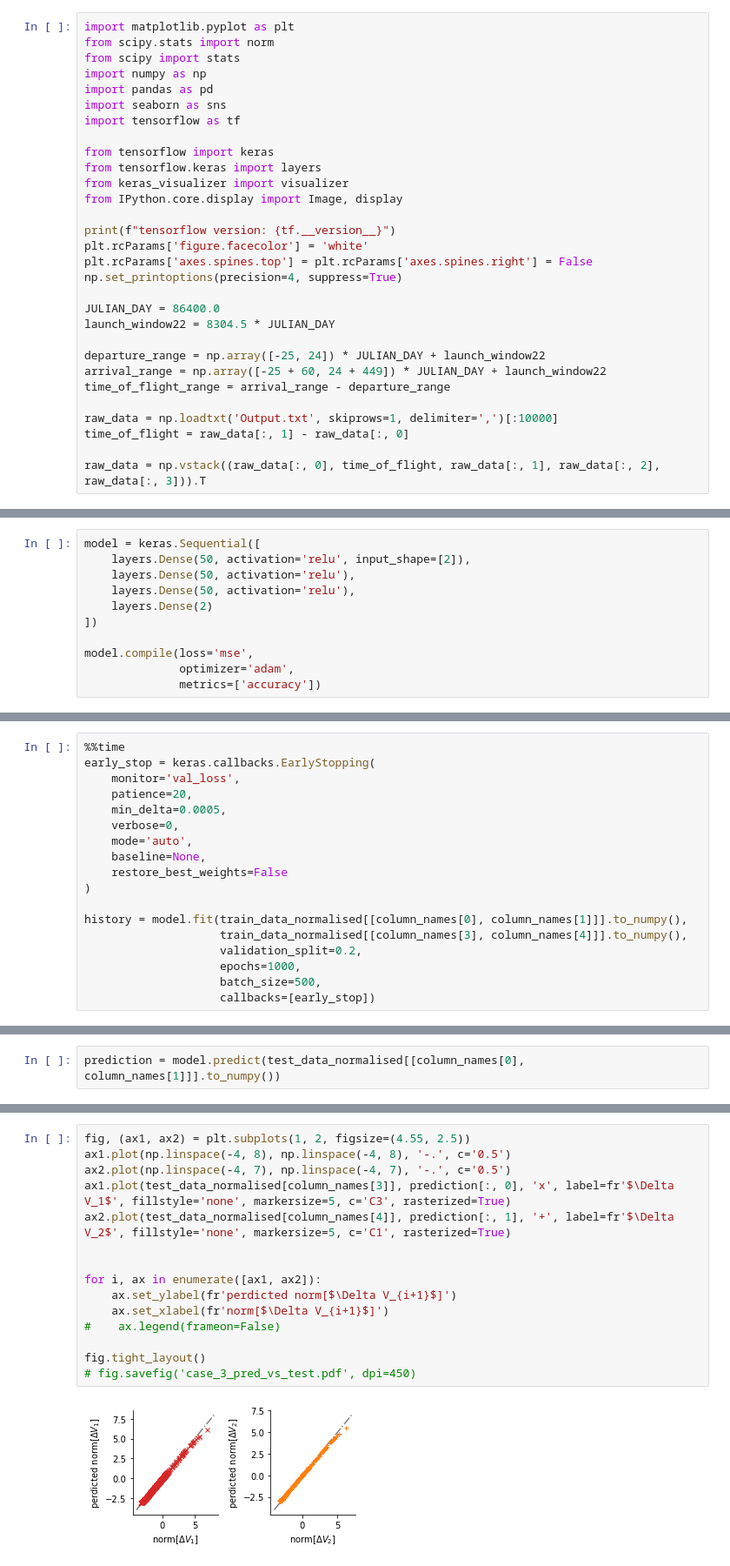
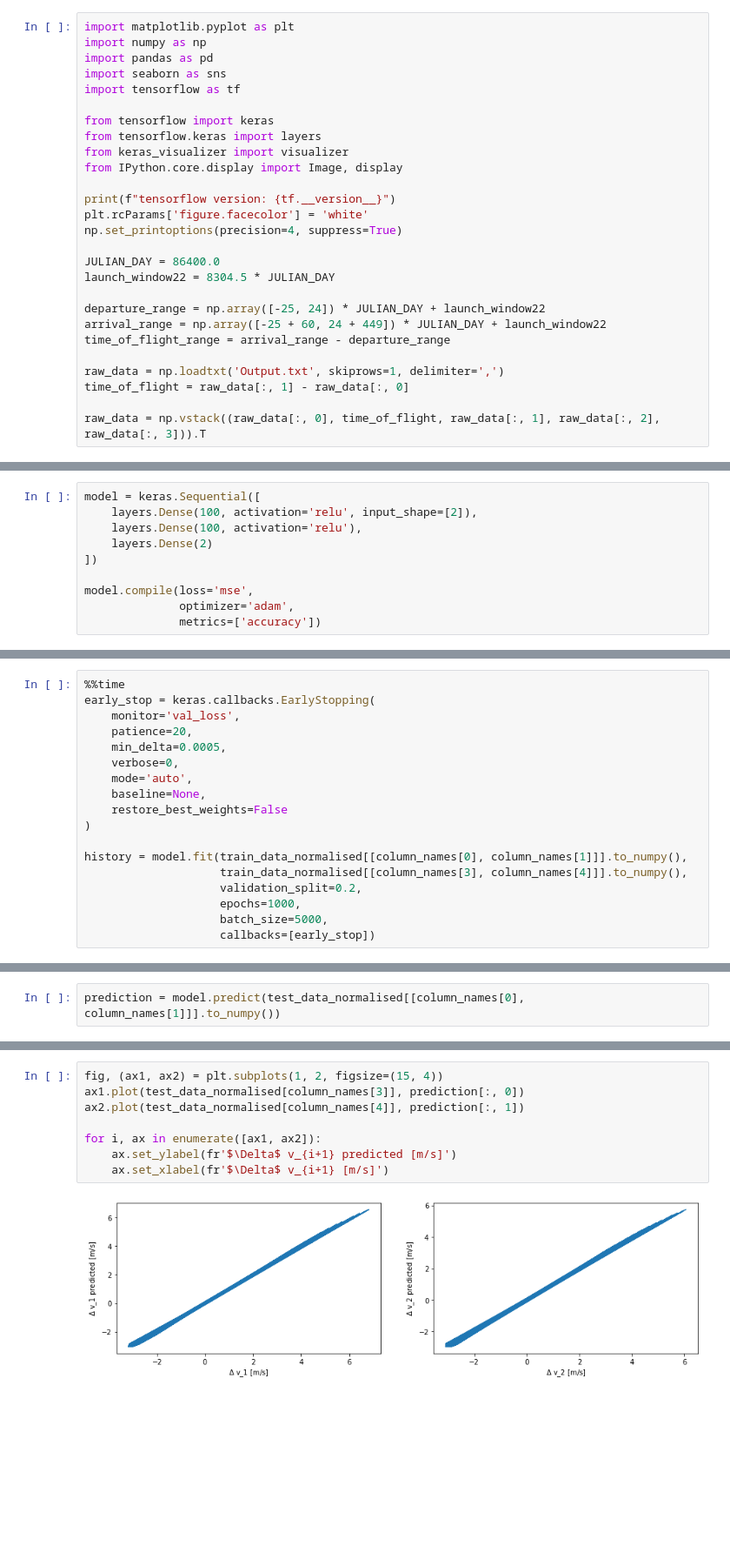
Before and after one commit to lorenzamottinelli/STA_GroupML13, a Jupyter notebook: case_3.ipynb, the cells around one changed output, grey strips where cells are left out. Shown at 87% size. Drawn from its saved outputs; the diff is of its cells as text; blank space fills up the shorter version.

```diff
--- a/case_3.ipynb
+++ b/case_3.ipynb
@@ -2,8 +2,6 @@
 # ST>A | Special Topics in Astrodynamics | ae4889
 # %%
 import matplotlib.pyplot as plt
-from scipy.stats import norm
-from scipy import stats
 import numpy as np
 import pandas as pd
 import seaborn as sns
@@ -16,7 +14,6 @@ from IPython.core.display import Image, display
 
 print(f"tensorflow version: {tf.__version__}")
 plt.rcParams['figure.facecolor'] = 'white'
-plt.rcParams['axes.spines.top'] = plt.rcParams['axes.spines.right'] = False
 np.set_printoptions(precision=4, suppress=True)
 
 JULIAN_DAY = 86400.0
@@ -26,7 +23,7 @@ departure_range = np.array([-25, 24]) * JULIAN_DAY + launch_window22
 arrival_range = np.array([-25 + 60, 24 + 449]) * JULIAN_DAY + launch_window22
 time_of_flight_range = arrival_range - departure_range
 
-raw_data = np.loadtxt('Output.txt', skiprows=1, delimiter=',')[:10000]
+raw_data = np.loadtxt('Output.txt', skiprows=1, delimiter=',')
 time_of_flight = raw_data[:, 1] - raw_data[:, 0]
 
 raw_data = np.vstack((raw_data[:, 0], time_of_flight, raw_data[:, 1], raw_data[:, 2], raw_data[:, 3])).T
@@ -189,9 +179,8 @@ train_data_normalised.describe().transpose()
 ## Model
 # %%
 model = keras.Sequential([
-    layers.Dense(50, activation='relu', input_shape=[2]),
-    layers.Dense(50, activation='relu'),
-    layers.Dense(50, activation='relu'),
+    layers.Dense(100, activation='relu', input_shape=[2]),
+    layers.Dense(100, activation='relu'),
     layers.Dense(2)
 ])
 
@@ -238,6 +225,6 @@ history = model.fit(train_data_normalised[[column_names[0], column_names[1]]].to
                     train_data_normalised[[column_names[3], column_names[4]]].to_numpy(),
                     validation_split=0.2,
                     epochs=1000,
-                    batch_size=500,
+                    batch_size=5000,
                     callbacks=[early_stop])
 # %% [output]
@@ -333,17 +320,10 @@ pd.DataFrame(data=prediction, columns=[column_names[3], column_names[4]])
 # %%
-fig, (ax1, ax2) = plt.subplots(1, 2, figsize=(4.55, 2.5))
-ax1.plot(np.linspace(-4, 8), np.linspace(-4, 8), '-.', c='0.5')
-ax2.plot(np.linspace(-4, 7), np.linspace(-4, 7), '-.', c='0.5')
-ax1.plot(test_data_normalised[column_names[3]], prediction[:, 0], 'x', label=fr'$\Delta V_1$', fillstyle='none', markersize=5, c='C3', rasterized=True)
-ax2.plot(test_data_normalised[column_names[4]], prediction[:, 1], '+', label=fr'$\Delta V_2$', fillstyle='none', markersize=5, c='C1', rasterized=True)
-
+fig, (ax1, ax2) = plt.subplots(1, 2, figsize=(15, 4))
+ax1.plot(test_data_normalised[column_names[3]], prediction[:, 0])
+ax2.plot(test_data_normalised[column_names[4]], prediction[:, 1])
 
 for i, ax in enumerate([ax1, ax2]):
-    ax.set_ylabel(fr'perdicted norm[$\Delta V_{i+1}$]')
-    ax.set_xlabel(fr'norm[$\Delta V_{i+1}$]')
-#    ax.legend(frameon=False)
-
-fig.tight_layout()
-# fig.savefig('case_3_pred_vs_test.pdf', dpi=450)
+    ax.set_ylabel(fr'$\Delta$ v_{i+1} predicted [m/s]')
+    ax.set_xlabel(fr'$\Delta$ v_{i+1} [m/s]')
 # %% [output]
-[figure, old version]
+[figure, new version]
```
Also changed, not shown: parts of 24 cells of this notebook, 2 other files.
